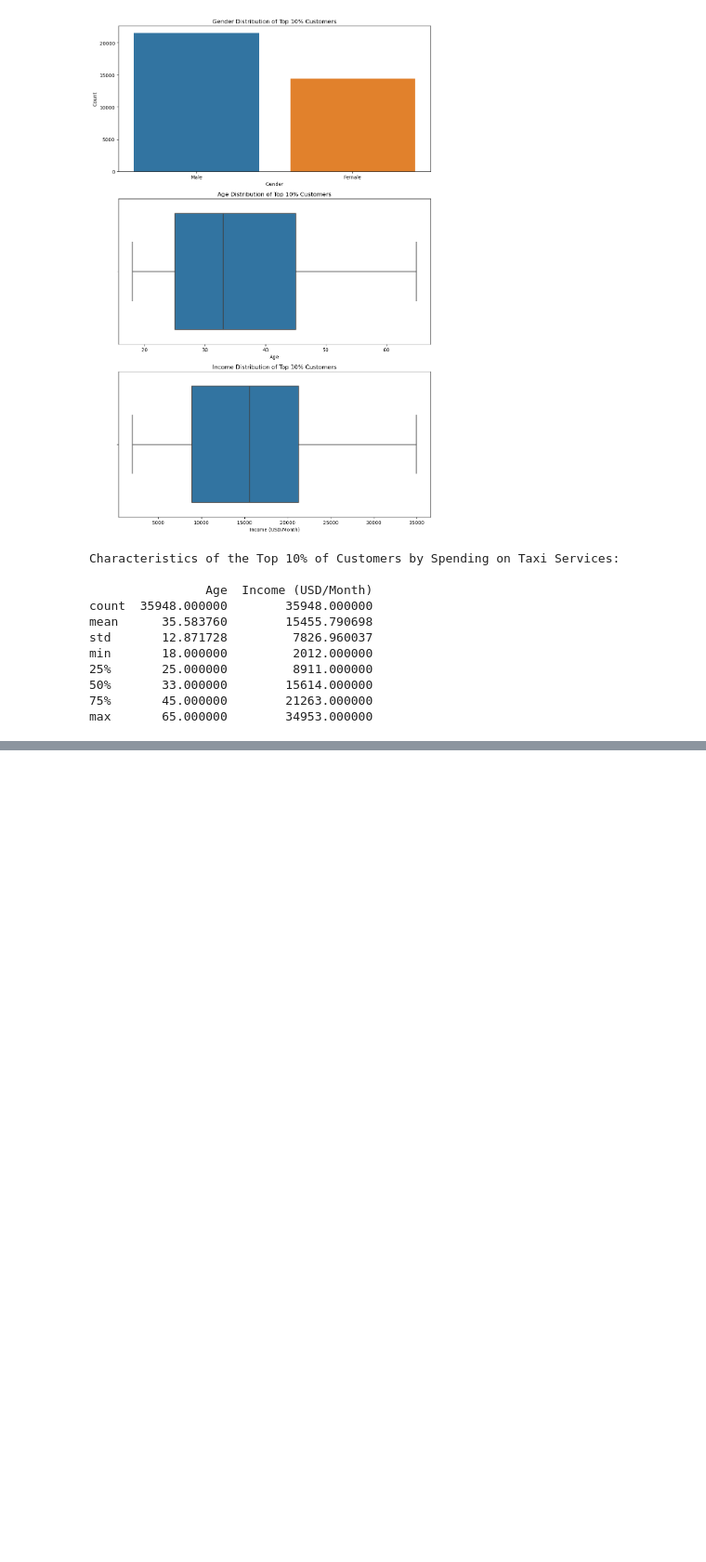
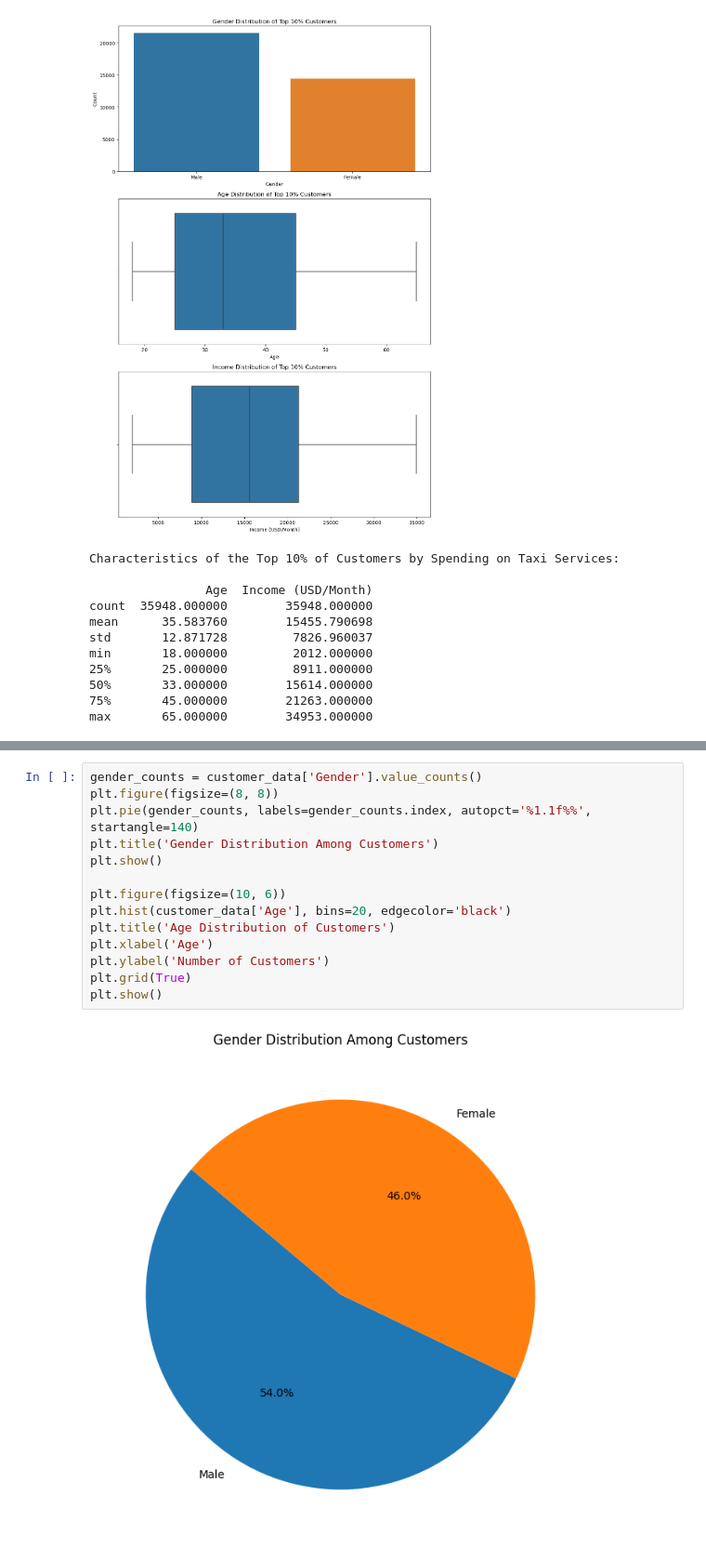
Before and after one commit to Abhig2002/DAT-301---Project-2, a Jupyter notebook: DAT301_Project2.ipynb, the cells around one changed output, grey strips where cells are left out. Shown at 93% size. Cells and saved outputs as stored; diff of their text form; blank space fills up the shorter version.

```diff
--- a/DAT301_Project2.ipynb
+++ b/DAT301_Project2.ipynb
@@ -379,0 +384,16 @@ max       65.000000        34953.000000
+# %%
+gender_counts = customer_data['Gender'].value_counts()
+plt.figure(figsize=(8, 8))
+plt.pie(gender_counts, labels=gender_counts.index, autopct='%1.1f%%', startangle=140)
+plt.title('Gender Distribution Among Customers')
+plt.show()
+
+plt.figure(figsize=(10, 6))
+plt.hist(customer_data['Age'], bins=20, edgecolor='black')
+plt.title('Age Distribution of Customers')
+plt.xlabel('Age')
+plt.ylabel('Number of Customers')
+plt.grid(True)
+plt.show()
+# %% [output]
+[figure, added]
```
Also changed, not shown: parts of 15 cells of this notebook.
